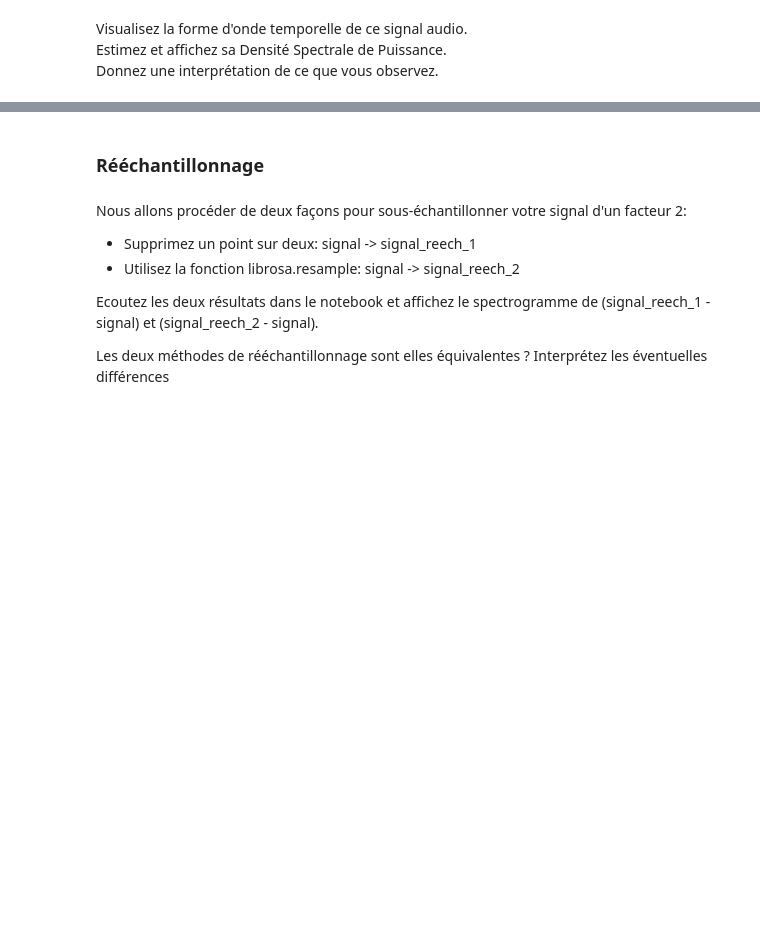
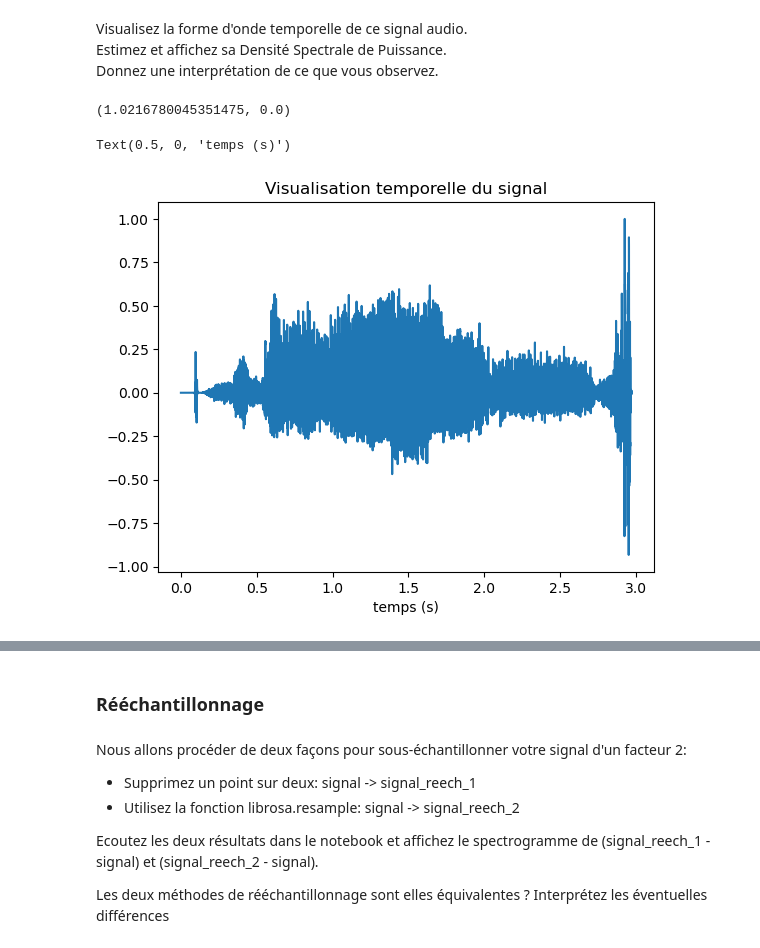
Before and after one commit to ArnaudGardille/Deep-Learning-Signal, a Jupyter notebook: dls_tp1.ipynb, the cells around one changed output, grey strips where cells are left out. Drawn from its saved outputs; the diff is of its cells as text; code cells hidden in the pictures; blank space fills up the shorter version.

```diff
--- a/dls_tp1.ipynb
+++ b/dls_tp1.ipynb
@@ -19,3 +20,5 @@ import librosa
+# %%
+path = Path.cwd()
 # %% [markdown]
 ## Partie 1: Audio
 # %% [markdown]
@@ -24,5 +27,3 @@ import librosa
  Enregistrez un fichier wav de quelques secondes de votre voix.
   <br>
  Importez le avec librosa.open et écoutez le dans le notebook avec IPython.display.Audio
-# %%
-(rec,y) = librosa.load("/content/Enregistrements.wav")
@@ -30,0 +30,4 @@ FileNotFoundError: ignored
+# %%
+path_audio = path / "lalala.wav"
+(rec,y) = librosa.load(path_audio)
+rec,y
@@ -36,4 +50,16 @@ plt.plot(rec)
 Visualisez la forme d'onde temporelle de ce signal audio. <br>
 Estimez et affichez sa Densité Spectrale de Puissance. <br>
 Donnez une interprétation de ce que vous observez.
+# %%
+t[100], rec[100]
+# %% [output]
+(1.0216780045351475, 0.0)
+# %%
+t = np.arange(len(rec))/y
+plt.plot(t, rec)
+plt.title("Visualisation temporelle du signal")
+plt.xlabel("temps (s)")
+# %% [output]
+Text(0.5, 0, 'temps (s)')
+[figure, added]
 # %%
```
Also changed, not shown: parts of 23 cells of this notebook, 5 other files.
